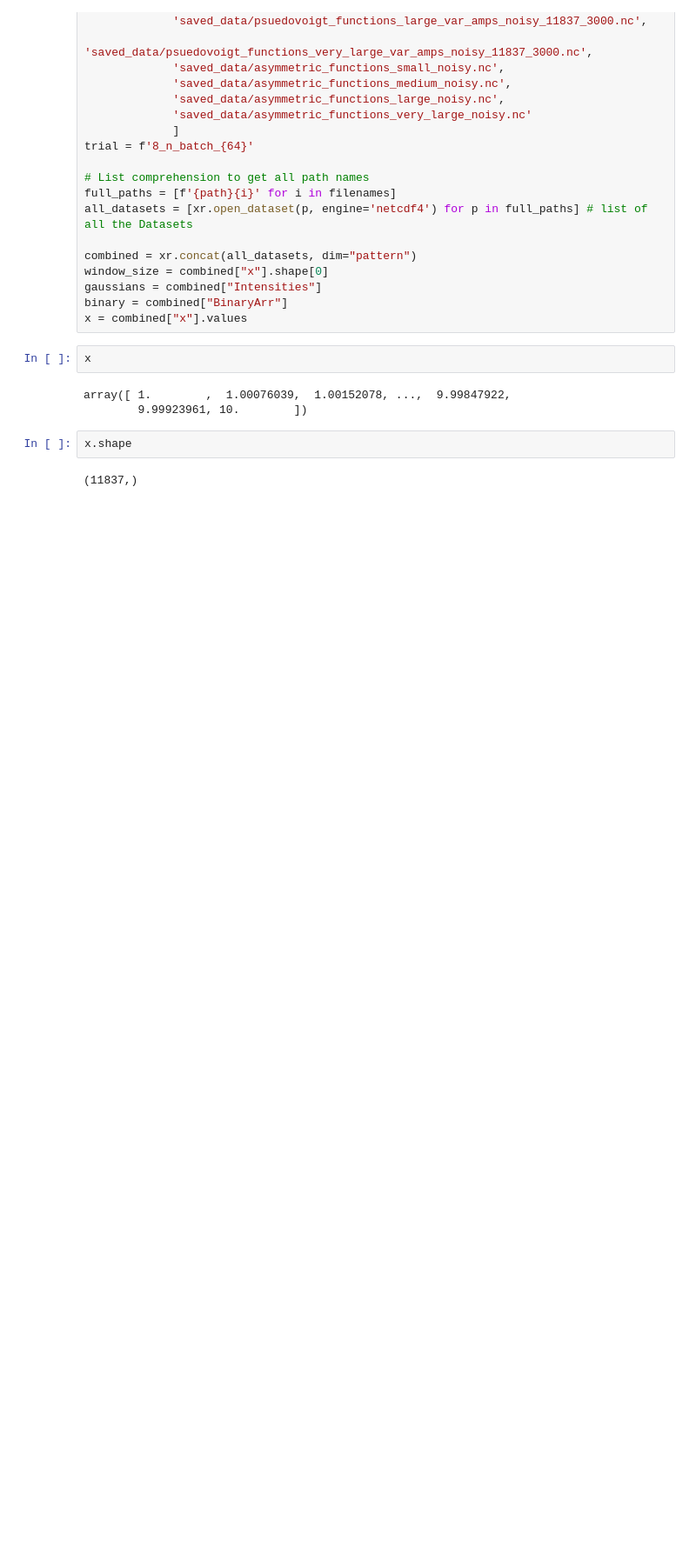
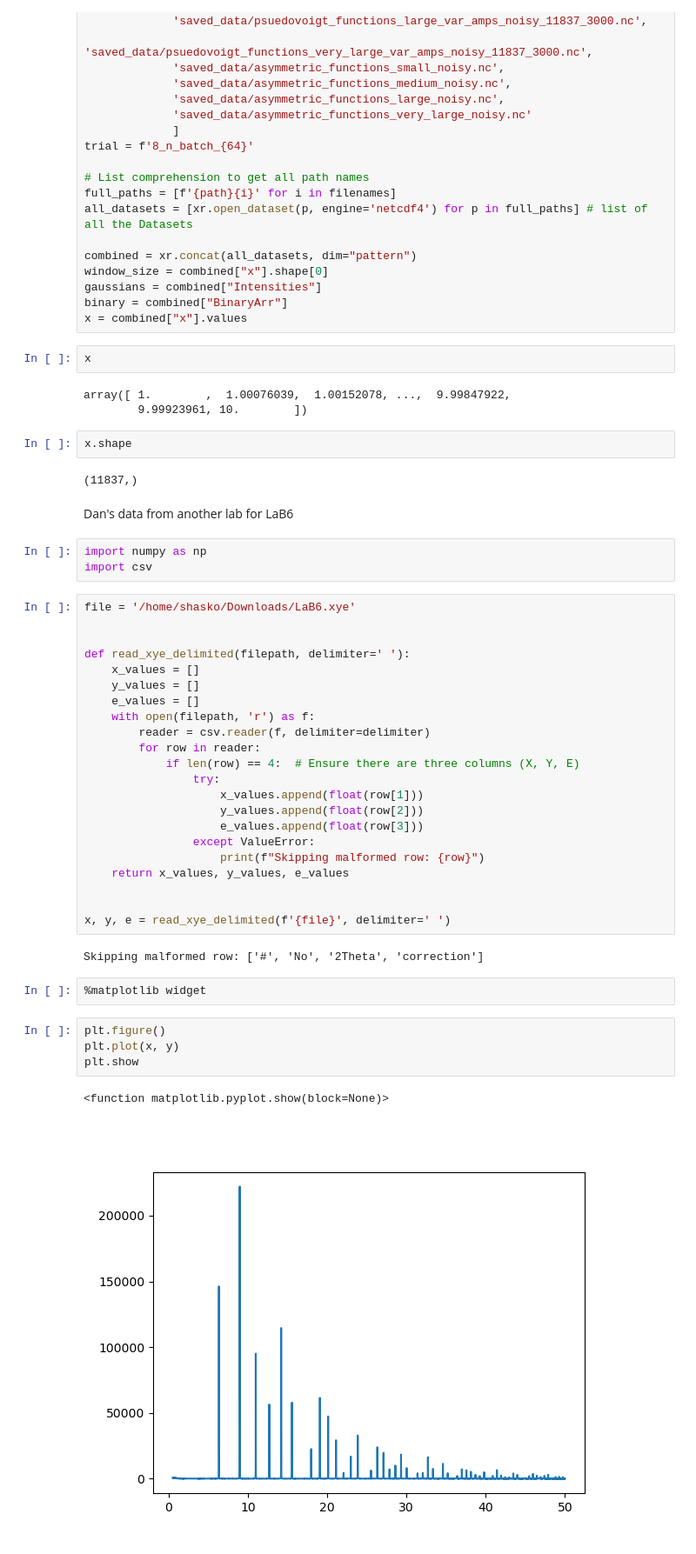
Before and after one commit to soniahasko/internship_2025, a Jupyter notebook: plot.ipynb, the cells around one changed output. Shown at 87% size. Saved outputs shown, nothing was run; the diff lists cells and outputs as text; blank space fills up the shorter version.

```diff
--- a/plot.ipynb
+++ b/plot.ipynb
@@ -200,3 +200,41 @@ array([ 1.        ,  1.00076039,  1.00152078, ...,  9.99847922,
 x.shape
 # %% [output]
 (11837,)
+# %% [markdown]
+Dan's data from another lab for LaB6
+# %%
+import numpy as np
+import csv
+# %%
+file = '/home/shasko/Downloads/LaB6.xye'
+
+
+def read_xye_delimited(filepath, delimiter=' '):
+    x_values = []
+    y_values = []
+    e_values = []
+    with open(filepath, 'r') as f:
+        reader = csv.reader(f, delimiter=delimiter)
+        for row in reader:
+            if len(row) == 4:  # Ensure there are three columns (X, Y, E)
+                try:
+                    x_values.append(float(row[1]))
+                    y_values.append(float(row[2]))
+                    e_values.append(float(row[3]))
+                except ValueError:
+                    print(f"Skipping malformed row: {row}")
+    return x_values, y_values, e_values
+
+
+x, y, e = read_xye_delimited(f'{file}', delimiter=' ')
+# %% [output]
+Skipping malformed row: ['#', 'No', '2Theta', 'correction']
+# %%
+%matplotlib widget
+# %%
+plt.figure()
+plt.plot(x, y)
+plt.show
+# %% [output]
+<function matplotlib.pyplot.show(block=None)>
+[figure, added]
```
Also changed, not shown: parts of 9 cells of this notebook, 3 other files.
